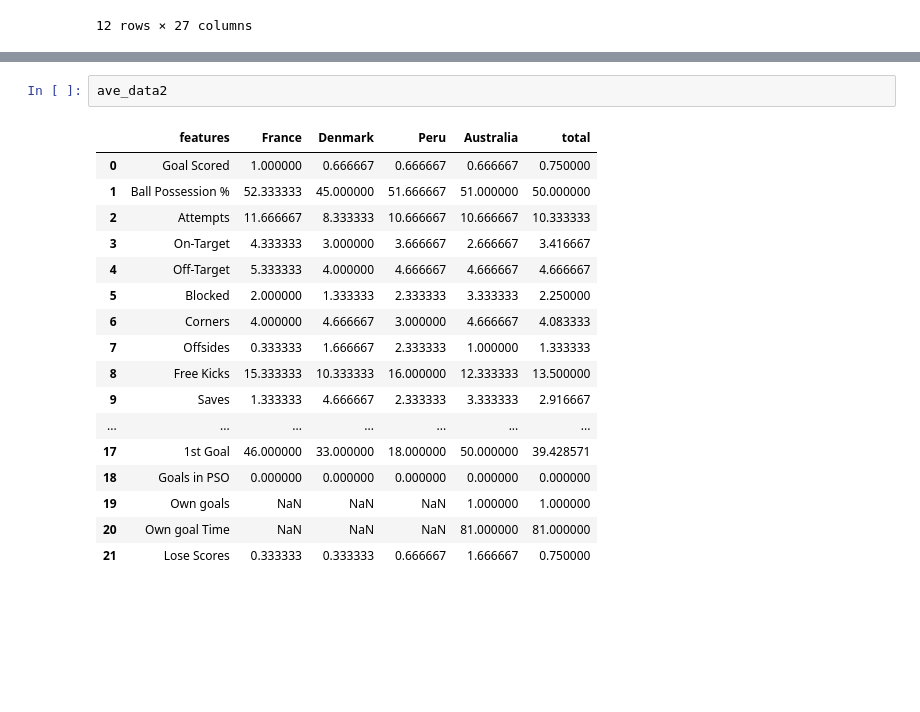
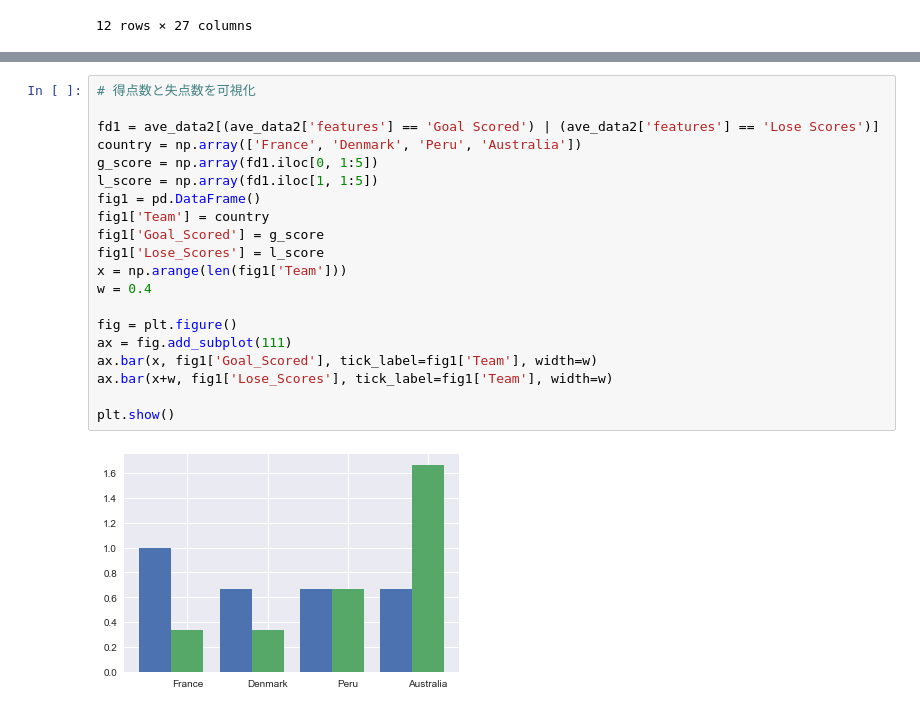
Before and after one commit to ryusugimoto/testdata, a Jupyter notebook: GroupC.ipynb, the cells around one changed output, grey strips where cells are left out. Saved outputs shown, nothing was run; the diff lists cells and outputs as text; blank space fills up the shorter version.

```diff
--- a/GroupC.ipynb
+++ b/GroupC.ipynb
@@ -139,20 +157,22 @@ ave_data2['total'] = t2
-# %%
-ave_data2
-# %% [output]
-|  | features | France | Denmark | Peru | Australia | total |
-| 0 | Goal Scored | 1.000000 | 0.666667 | 0.666667 | 0.666667 | 0.750000 |
-| 1 | Ball Possession % | 52.333333 | 45.000000 | 51.666667 | 51.000000 | 50.000000 |
-| 2 | Attempts | 11.666667 | 8.333333 | 10.666667 | 10.666667 | 10.333333 |
-| 3 | On-Target | 4.333333 | 3.000000 | 3.666667 | 2.666667 | 3.416667 |
-| 4 | Off-Target | 5.333333 | 4.000000 | 4.666667 | 4.666667 | 4.666667 |
-| 5 | Blocked | 2.000000 | 1.333333 | 2.333333 | 3.333333 | 2.250000 |
-| 6 | Corners | 4.000000 | 4.666667 | 3.000000 | 4.666667 | 4.083333 |
-| 7 | Offsides | 0.333333 | 1.666667 | 2.333333 | 1.000000 | 1.333333 |
-| 8 | Free Kicks | 15.333333 | 10.333333 | 16.000000 | 12.333333 | 13.500000 |
-| 9 | Saves | 1.333333 | 4.666667 | 2.333333 | 3.333333 | 2.916667 |
-| ... | ... | ... | ... | ... | ... | ... |
-| 17 | 1st Goal | 46.000000 | 33.000000 | 18.000000 | 50.000000 | 39.428571 |
-| 18 | Goals in PSO | 0.000000 | 0.000000 | 0.000000 | 0.000000 | 0.000000 |
-| 19 | Own goals | NaN | NaN | NaN | 1.000000 | 1.000000 |
-| 20 | Own goal Time | NaN | NaN | NaN | 81.000000 | 81.000000 |
-| 21 | Lose Scores | 0.333333 | 0.333333 | 0.666667 | 1.666667 | 0.750000 |
+# %%
+# 得点数と失点数を可視化
+
+fd1 = ave_data2[(ave_data2['features'] == 'Goal Scored') | (ave_data2['features'] == 'Lose Scores')]
+country = np.array(['France', 'Denmark', 'Peru', 'Australia'])
+g_score = np.array(fd1.iloc[0, 1:5])
+l_score = np.array(fd1.iloc[1, 1:5])
+fig1 = pd.DataFrame()
+fig1['Team'] = country
+fig1['Goal_Scored'] = g_score
+fig1['Lose_Scores'] = l_score
+x = np.arange(len(fig1['Team']))
+w = 0.4
+
+fig = plt.figure()
+ax = fig.add_subplot(111)
+ax.bar(x, fig1['Goal_Scored'], tick_label=fig1['Team'], width=w)
+ax.bar(x+w, fig1['Lose_Scores'], tick_label=fig1['Team'], width=w)
+
+plt.show()
+# %% [output]
+[figure, added]
```
Also changed, not shown: parts of 9 cells of this notebook.
